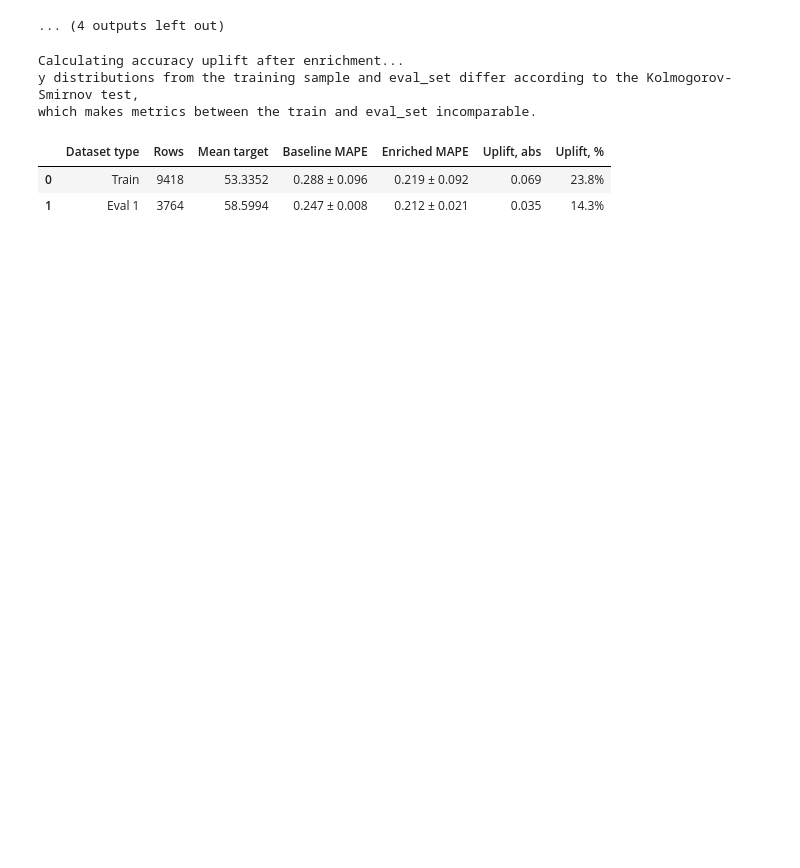
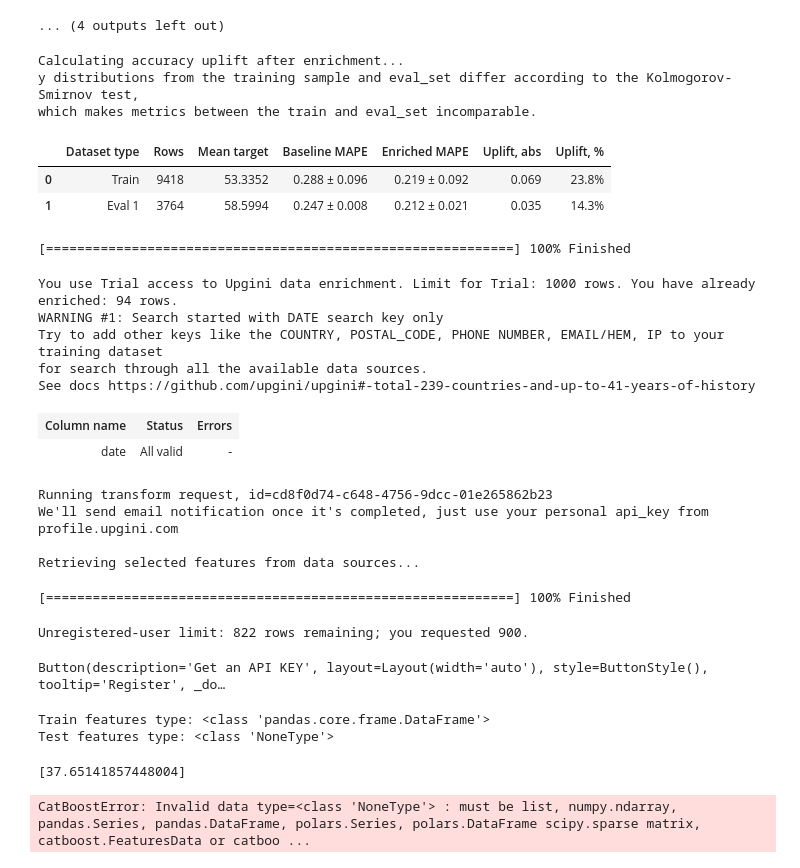
Before and after one commit to AdyashaGiri/Salesforcasting-simple-ML-project-, a Jupyter notebook: SalesForcasting.ipynb, the cells around one changed output. Cells and saved outputs as stored; diff of their text form; code cells hidden in the pictures; blank space fills up the shorter version.

```diff
--- a/SalesForcasting.ipynb
+++ b/SalesForcasting.ipynb
@@ -113,0 +112,49 @@ enriched_train_features = enricher.transform(train_features, keep_input=True)
+# %%
+# 1. Take exactly what's left in your daily limit (906 rows)
+train_features_subset = train_features.iloc[:900]
+test_features_subset = test_features.iloc[:900]
+
+# 2. Transform them and assign them to the variables
+enriched_train_features = enricher.transform(train_features_subset, keep_input=True)
+enriched_test_features = enricher.transform(test_features_subset, keep_input=True)
+
+# 3. VERIFY THEY ARE NOT NONE
+print("Train features type:", type(enriched_train_features))
+print("Test features type:", type(enriched_test_features))
+# %% [output]
+[============================================================] 100% Finished
+You use Trial access to Upgini data enrichment. Limit for Trial: 1000 rows. You have already enriched: 94 rows.
+WARNING #1: Search started with DATE search key only
+Try to add other keys like the COUNTRY, POSTAL_CODE, PHONE NUMBER, EMAIL/HEM, IP to your training dataset
+for search through all the available data sources.
+See docs https://github.com/upgini/upgini#-total-239-countries-and-up-to-41-years-of-history
+| Column name | Status | Errors |
+| date | All valid | - |
+Running transform request, id=cd8f0d74-c648-4756-9dcc-01e265862b23
+We'll send email notification once it's completed, just use your personal api_key from profile.upgini.com
+
+Retrieving selected features from data sources...
+[============================================================] 100% Finished
+Unregistered-user limit: 822 rows remaining; you requested 900.
+Button(description='Get an API KEY', layout=Layout(width='auto'), style=ButtonStyle(), tooltip='Register', _do…
+Train features type: <class 'pandas.core.frame.DataFrame'>
+Test features type: <class 'NoneType'>
+# %%
+model.fit(train_features, train_target)
+preds = model.predict(test_features)
+eval_metric(test_target.values, preds, "SMAPE")
+# %% [output]
+[37.65141857448004]
+# %%
+# Update targets to match the 906 rows
+train_target_subset = train_target.iloc[:900]
+test_target_subset = test_target.iloc[:900]
+
+# Fit and predict
+model.fit(enriched_train_features, train_target_subset)
+enriched_preds = model.predict(enriched_test_features)
+
+# Evaluate
+eval_metric(test_target_subset.values, enriched_preds, "SMAPE")
+# %% [output]
+CatBoostError: Invalid data type=<class 'NoneType'> : must be list, numpy.ndarray, pandas.Series, pandas.DataFrame, polars.Series, polars.DataFrame scipy.sparse matrix, catboost.FeaturesData or catboo ...
```
Also changed, not shown: parts of 1 cell of this notebook.
